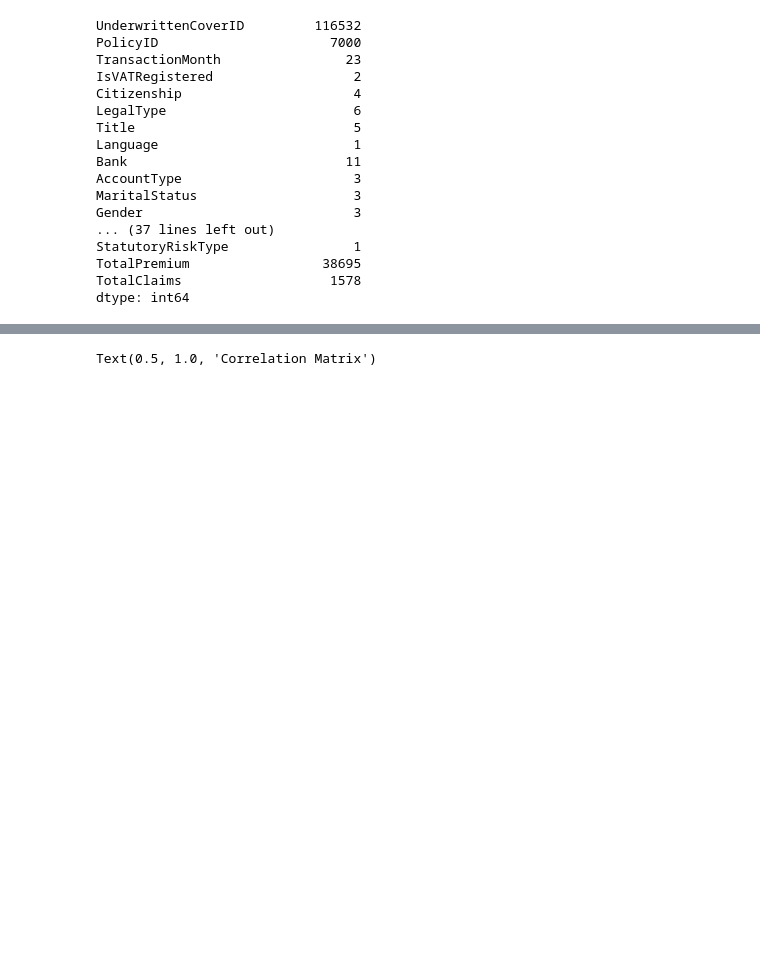
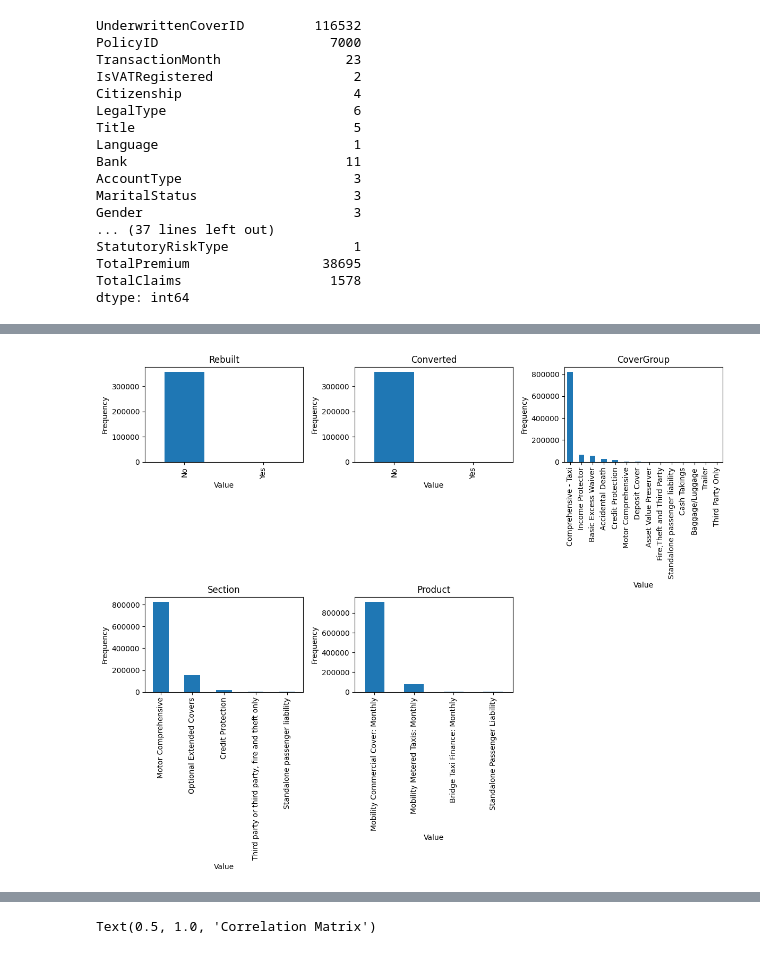
Before and after one commit to wastb/Car-Insurance-Predictive-Modelling, a Jupyter notebook: notebooks/task1.ipynb, the cells around one changed output, grey strips where cells are left out. Saved outputs shown, nothing was run; the diff lists cells and outputs as text; code cells hidden in the pictures; blank space fills up the shorter version.

```diff
--- a/notebooks/task1.ipynb
+++ b/notebooks/task1.ipynb
@@ -106,0 +105,5 @@ dtype: int64
+# %%
+# Categrical bar plot 3
+dp.categorical_plot_3()
+# %% [output]
+[figure, added]
```
Also changed, not shown: parts of 51 cells of this notebook, 2 other files.
